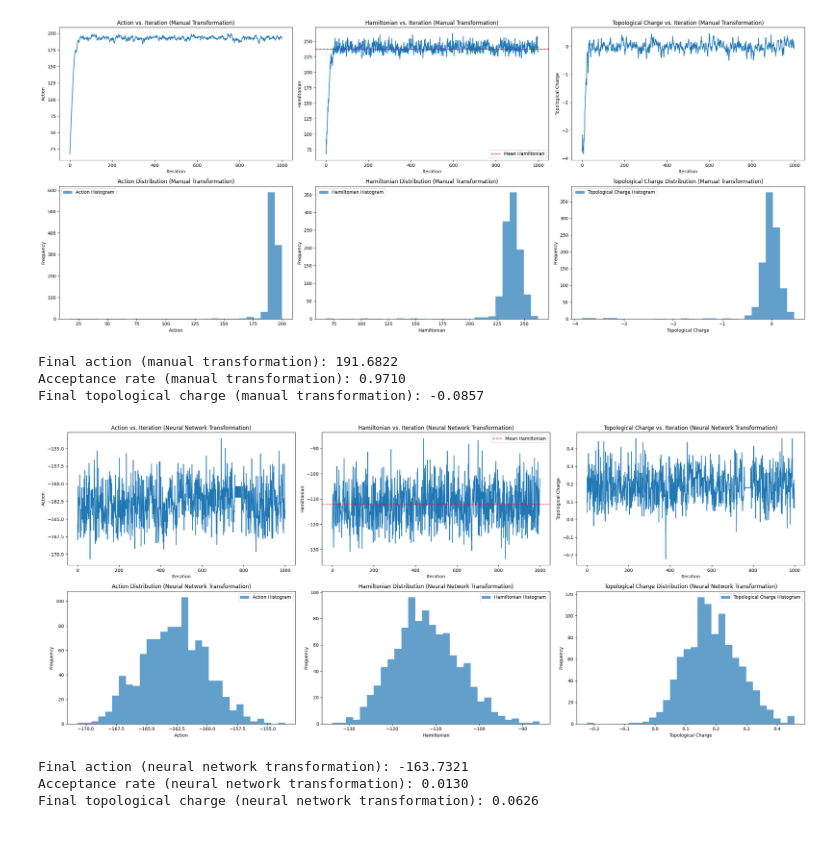
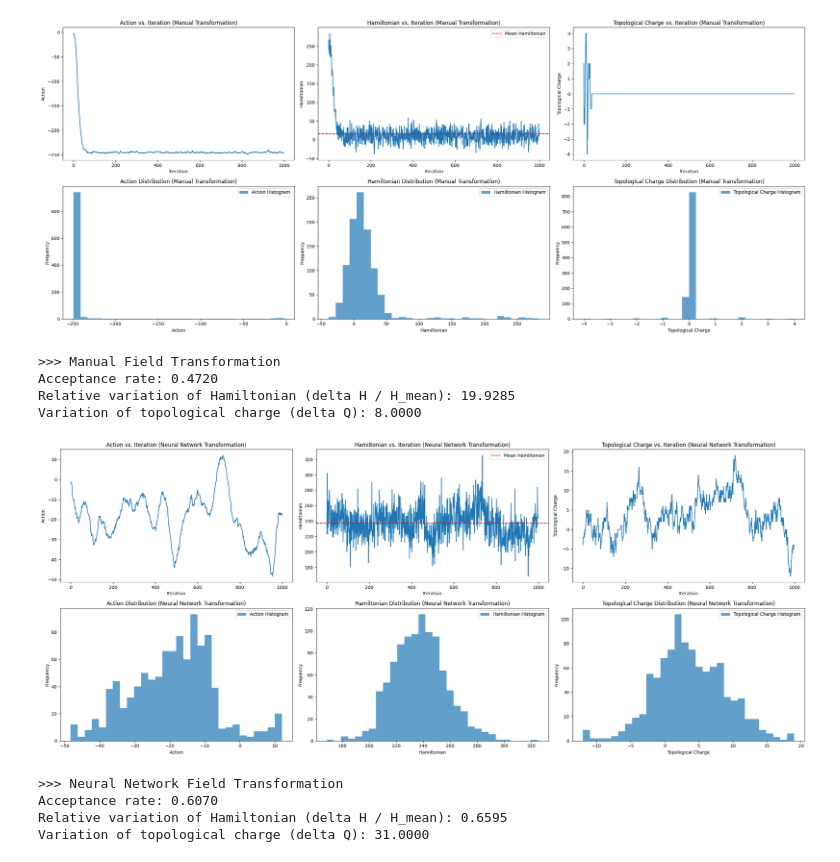
Before and after one commit to Greyyy-HJC/hmc_ft, a Jupyter notebook: 2d_u1/main.ipynb, the cells around one changed output. Drawn from its saved outputs; the diff is of its cells as text; code cells hidden in the pictures.

```diff
--- a/2d_u1/main.ipynb
+++ b/2d_u1/main.ipynb
@@ -26,0 +7,14 @@ Final topological charge (no transformation): -0.6081
+# %%
+# Parameters
+"""
+total_time = n_steps * step_size should be around 1 to 2 units.
+If the energy conservation is not good, try to reduce the step size.
+"""
+
+lattice_size = 16
+beta = 1.0
+n_steps = 20
+step_size = 0.002
+n_iterations = 1000
+
+hmc = HMC_U1(lattice_size, beta, n_steps, step_size)
@@ -29,26 +48,50 @@ Final topological charge (no transformation): -0.6081
 final_config_manual, actions_manual, acceptance_rate_manual, topological_charges_manual, hamiltonians_manual = hmc.run(n_iterations, field_transformation=manual_field_transformation)
 plot_results(actions_manual, topological_charges_manual, hamiltonians_manual, title_suffix="(Manual Transformation)")
 
-print(f"Final action (manual transformation): {actions_manual[-1]:.4f}")
-print(f"Acceptance rate (manual transformation): {acceptance_rate_manual:.4f}")
-print(f"Final topological charge (manual transformation): {topological_charges_manual[-1]:.4f}")
+print(">>> Manual Field Transformation")
+
+# Print the acceptance rate
+print(f"Acceptance rate: {acceptance_rate_manual:.4f}")
+
+# Calculate and print the variation of Hamiltonian (delta H) relative to mean H
+delta_H_manual = np.max(hamiltonians_manual) - np.min(hamiltonians_manual)
+H_mean_manual = np.mean(hamiltonians_manual)
+relative_delta_H_manual = delta_H_manual / H_mean_manual
+print(f"Relative variation of Hamiltonian (delta H / H_mean): {relative_delta_H_manual:.4f}")
+
+# Calculate and print the variation of topological charge (delta Q)
+delta_Q_manual = np.max(topological_charges_manual) - np.min(topological_charges_manual)
+print(f"Variation of topological charge (delta Q): {delta_Q_manual:.4f}")
 # %% [output]
-[figure, old version]
+[figure, new version]
-Final action (manual transformation): 191.6822
-Acceptance rate (manual transformation): 0.9710
-Final topological charge (manual transformation): -0.0857
+>>> Manual Field Transformation
+Acceptance rate: 0.4720
+Relative variation of Hamiltonian (delta H / H_mean): 19.9285
+Variation of topological charge (delta Q): 8.0000
 # %%
 # Run HMC with neural network transformation
 nn_transformation = NNFieldTransformation(lattice_size)
-nn_transformation.train(hmc, n_iterations=500)
+nn_transformation.train(hmc, n_iterations=1000)
 final_config_nn, actions_nn, acceptance_rate_nn, topological_charges_nn, hamiltonians_nn = hmc.run(n_iterations, field_transformation=nn_transformation)
 plot_results(actions_nn, topological_charges_nn, hamiltonians_nn, title_suffix="(Neural Network Transformation)")
 
-print(f"Final action (neural network transformation): {actions_nn[-1]:.4f}")
-print(f"Acceptance rate (neural network transformation): {acceptance_rate_nn:.4f}")
-print(f"Final topological charge (neural network transformation): {topological_charges_nn[-1]:.4f}")
+print(">>> Neural Network Field Transformation")
+
+# Print the acceptance rate
+print(f"Acceptance rate: {acceptance_rate_nn:.4f}")
+
+# Calculate and print the variation of Hamiltonian (delta H) relative to mean H
+delta_H_nn = np.max(hamiltonians_nn) - np.min(hamiltonians_nn)
+H_mean_nn = np.mean(hamiltonians_nn)
+relative_delta_H_nn = delta_H_nn / H_mean_nn
+print(f"Relative variation of Hamiltonian (delta H / H_mean): {relative_delta_H_nn:.4f}")
+
+# Calculate and print the variation of topological charge (delta Q)
+delta_Q_nn = np.max(topological_charges_nn) - np.min(topological_charges_nn)
+print(f"Variation of topological charge (delta Q): {delta_Q_nn:.4f}")
 # %% [output]
-[figure, old version]
+[figure, new version]
-Final action (neural network transformation): -163.7321
-Acceptance rate (neural network transformation): 0.0130
-Final topological charge (neural network transformation): 0.0626
+>>> Neural Network Field Transformation
+Acceptance rate: 0.6070
+Relative variation of Hamiltonian (delta H / H_mean): 0.6595
+Variation of topological charge (delta Q): 31.0000
```
Also changed, not shown: parts of 4 cells of this notebook, 5 other files.
